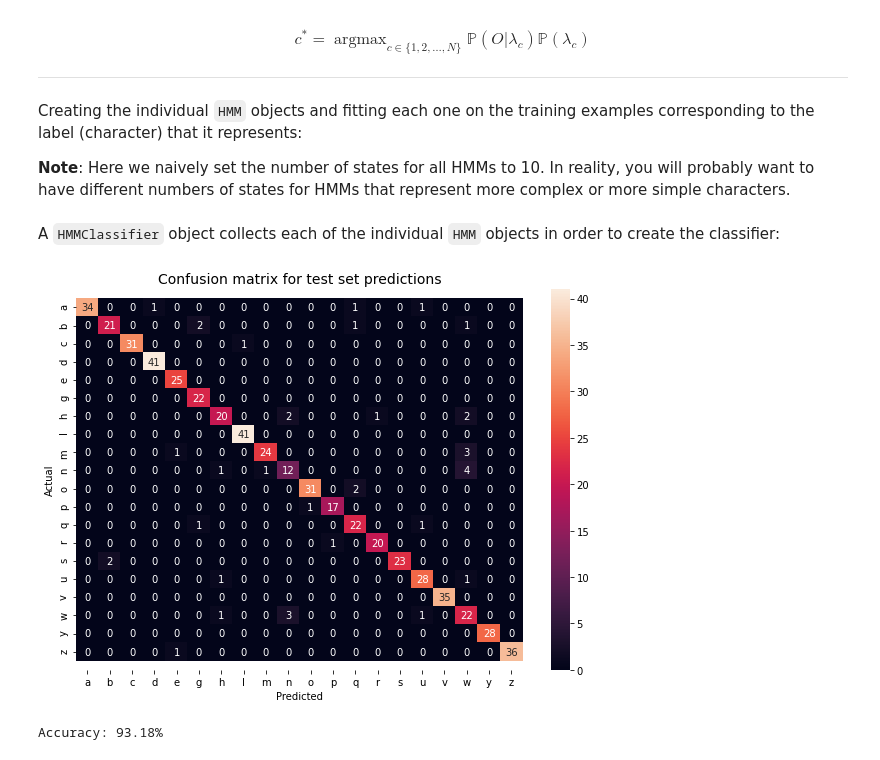
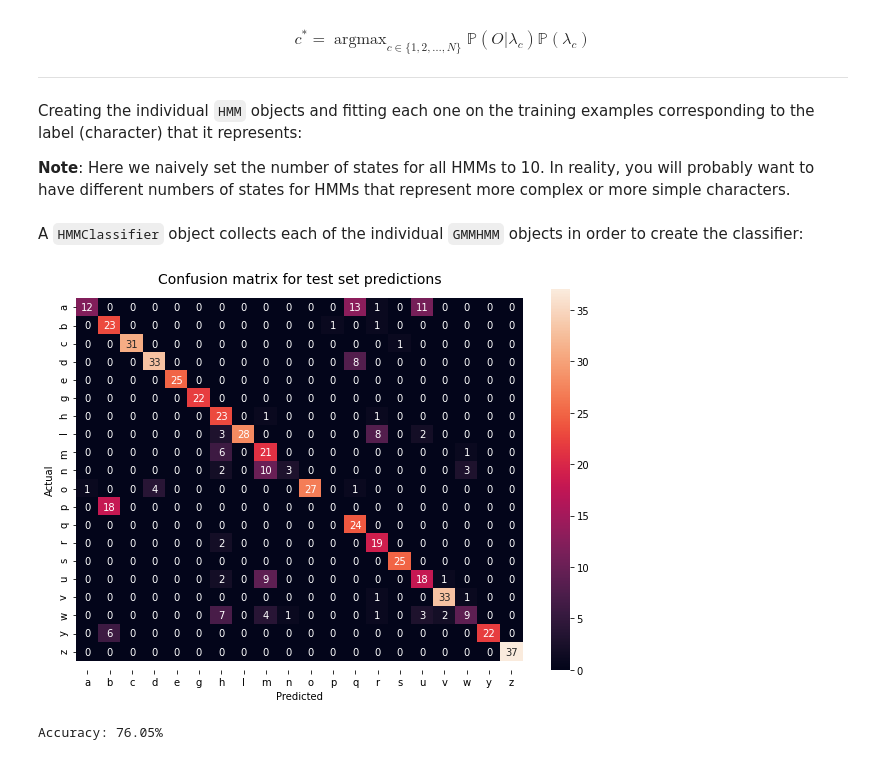
Before and after one commit to eonu/sequentia, a Jupyter notebook: notebooks/Pen-Tip Trajectories (Example).ipynb, the cells around one changed output. Cells and saved outputs as stored; diff of their text form; code cells hidden in the pictures.

```diff
--- a/notebooks/Pen-Tip Trajectories (Example).ipynb
+++ b/notebooks/Pen-Tip Trajectories (Example).ipynb
@@ -276,23 +276,23 @@ Creating the individual `HMM` objects and fitting each one on the training examp
 
 **Note**: Here we naively set the number of states for all HMMs to 10. In reality, you will probably want to have different numbers of states for HMMs that represent more complex or more simple characters.
 # %%
-from sequentia.classifiers import HMM, HMMClassifier
+from sequentia.classifiers import GMMHMM, HMMClassifier
 
 hmms = []
 for label in tqdm(labels, desc='Training HMMs'):
-    hmm = HMM(label=label, n_states=10, random_state=rng)
+    hmm = GMMHMM(label=label, n_states=10, n_components=5, topology='linear',  random_state=rng)
     hmm.set_random_initial()
     hmm.set_random_transitions()
     hmm.fit([X_train[i] for i, y_i in enumerate(y_train) if y_i == label])
     hmms.append(hmm)
 # %% [markdown]
-A `HMMClassifier` object collects each of the individual `HMM` objects in order to create the classifier:
+A `HMMClassifier` object collects each of the individual `GMMHMM` objects in order to create the classifier:
 # %%
 clf = HMMClassifier()
 clf.fit(hmms)
 # %%
-acc, cm = clf.evaluate(X_test, y_test, labels=labels)
+acc, cm = clf.evaluate(X_test, y_test)
 show_results(acc, cm, dataset='test')
 # %% [output]
-[figure, old version]
+[figure, new version]
-Accuracy: 93.18%
+Accuracy: 76.05%
```
Also changed, not shown: parts of 3 cells of this notebook.
